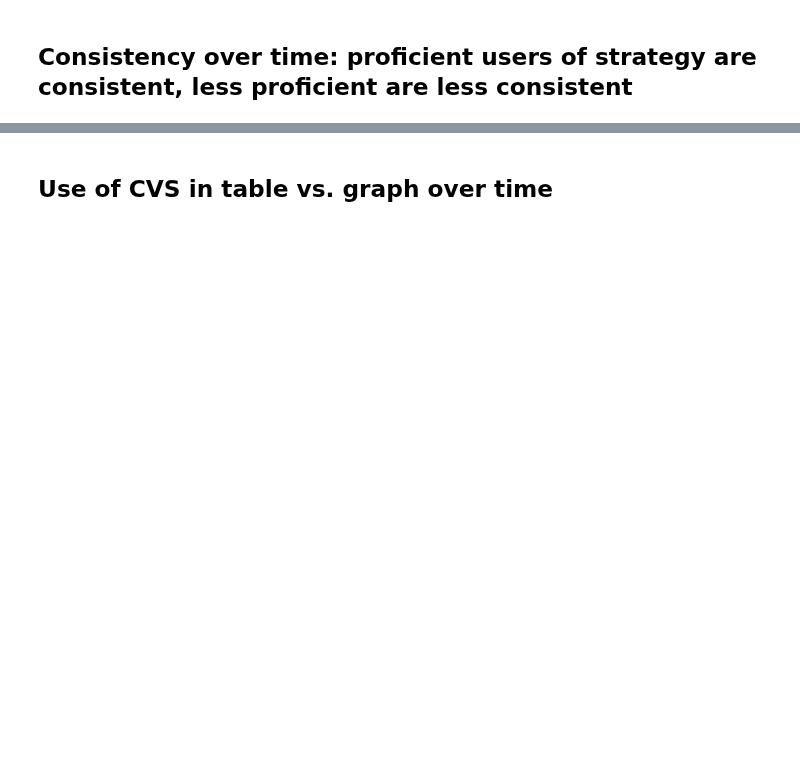
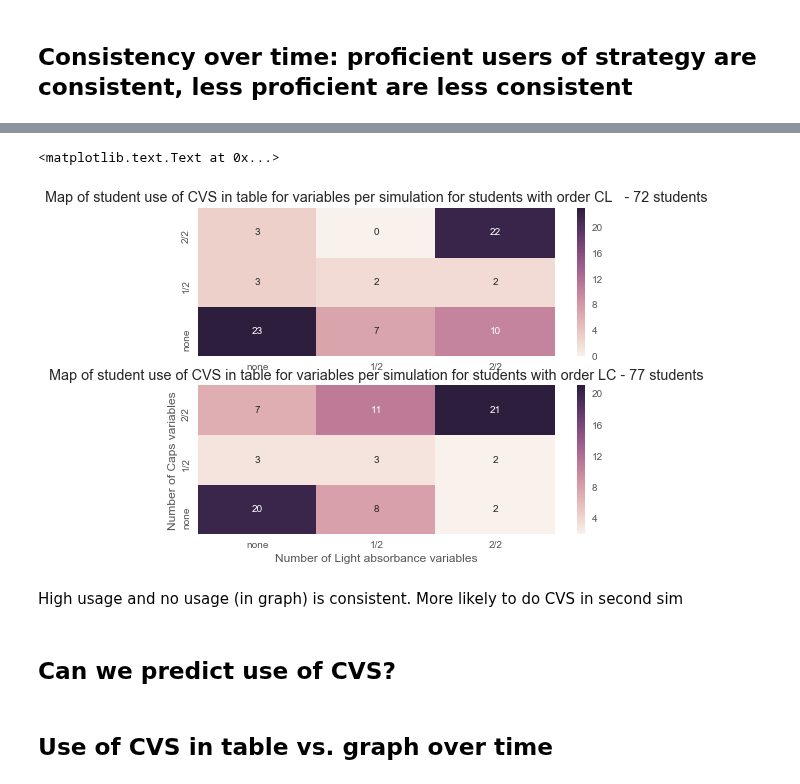
Before and after one commit to jmassall/inquiry_virtualLabs_study, a Jupyter notebook: analysis/storyline.ipynb, the cells around one changed output, grey strips where cells are left out. Saved outputs shown, nothing was run; the diff lists cells and outputs as text; code cells hidden in the pictures; blank space fills up the shorter version.

```diff
--- a/analysis/storyline.ipynb
+++ b/analysis/storyline.ipynb
@@ -213,2 +425,34 @@ Yes use of strategies changes outcome! Suggesting that the captured behaviors ar
+# %%
+f, (ax1, ax2) = plt.subplots(2)
+ax = ax1
+cvs_sim = np.zeros((3,3),dtype=int)
+for i in range(3):
+    for j in range(3):
+        cvs_sim[i,j] = len(graph_cvs_df2[(graph_cvs_df2['sum caps']==i)&(graph_cvs_df2['sum light']==j)&(graph_cvs_df2['activity order']=='CL')])
+sns.heatmap(np.flip(cvs_sim,0),annot=True, fmt="d",ax=ax1)
+ax.set_xticklabels(['none','1/2','2/2'])
+ax.set_yticklabels(['none','1/2','2/2'])
+plt.xlabel('Number of Light absorbance variables')
+plt.ylabel('Number of Caps variables')
+ax.set_title('Map of student use of CVS in table for variables per simulation for students with order CL   - {0} students'.format(len(graph_cvs_df2[graph_cvs_df2['activity order']=='CL'])))
+
+ax = ax2
+cvs_sim = np.zeros((3,3),dtype=int)
+for i in range(3):
+    for j in range(3):
+        cvs_sim[i,j] = len(graph_cvs_df2[(graph_cvs_df2['sum caps']==i)&(graph_cvs_df2['sum light']==j)&(graph_cvs_df2['activity order']=='LC')])
+sns.heatmap(np.flip(cvs_sim,0),annot=True, fmt="d", ax=ax2)
+ax.set_xticklabels(['none','1/2','2/2'])
+ax.set_yticklabels(['none','1/2','2/2'])
+plt.xlabel('Number of Light absorbance variables')
+plt.ylabel('Number of Caps variables')
+ax.set_title('Map of student use of CVS in table for variables per simulation for students with order LC - {0} students'.format(len(graph_cvs_df2[graph_cvs_df2['activity order']=='LC'])))
+# %% [output]
+<matplotlib.text.Text at 0x...>
+[figure, added]
+# %% [markdown]
+High usage and no usage (in graph) is consistent. More likely to do CVS in second sim
+# %% [markdown]
+## Can we predict use of CVS?
 # %% [markdown]
 ## Use of CVS in table vs. graph over time
```
Also changed, not shown: parts of 55 cells of this notebook.
